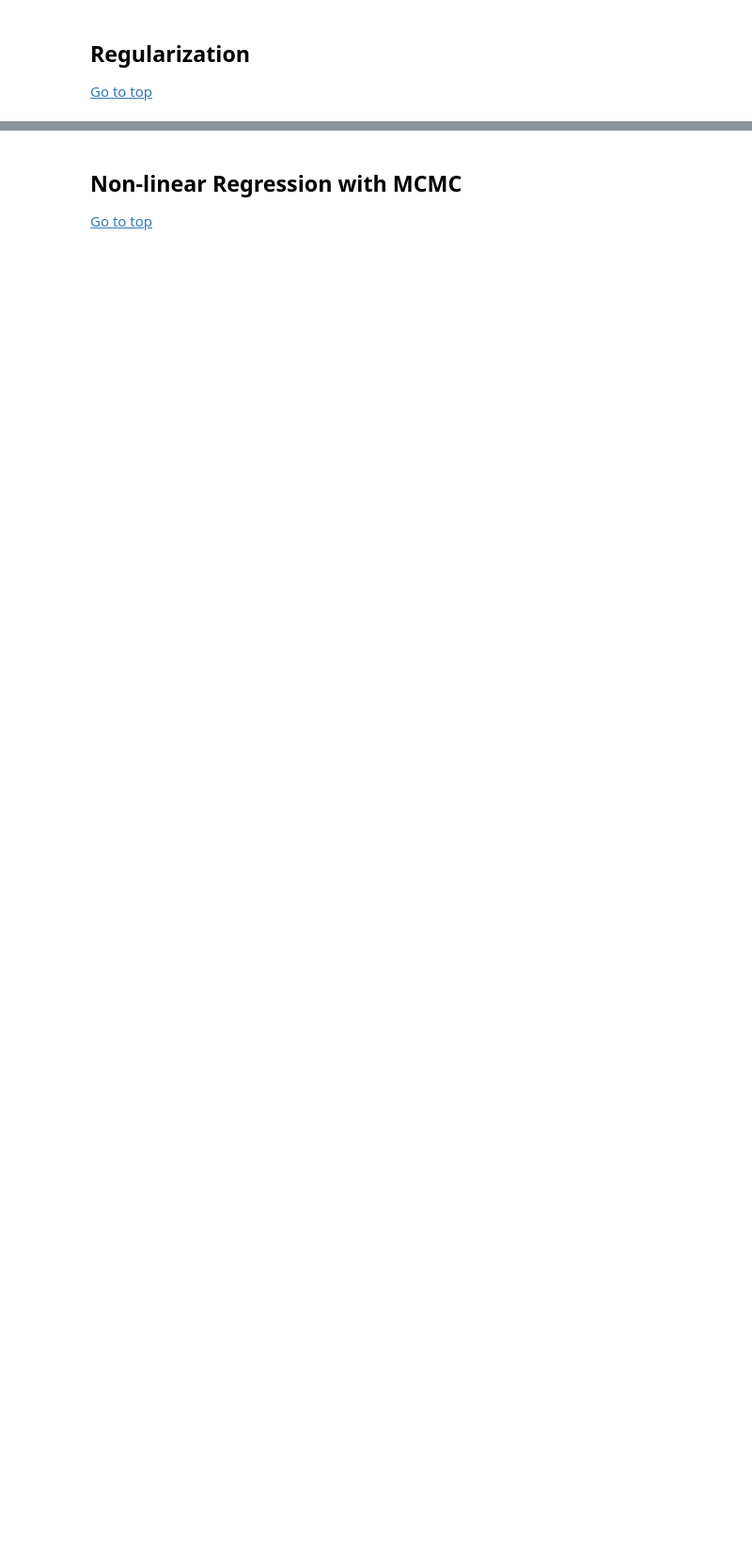
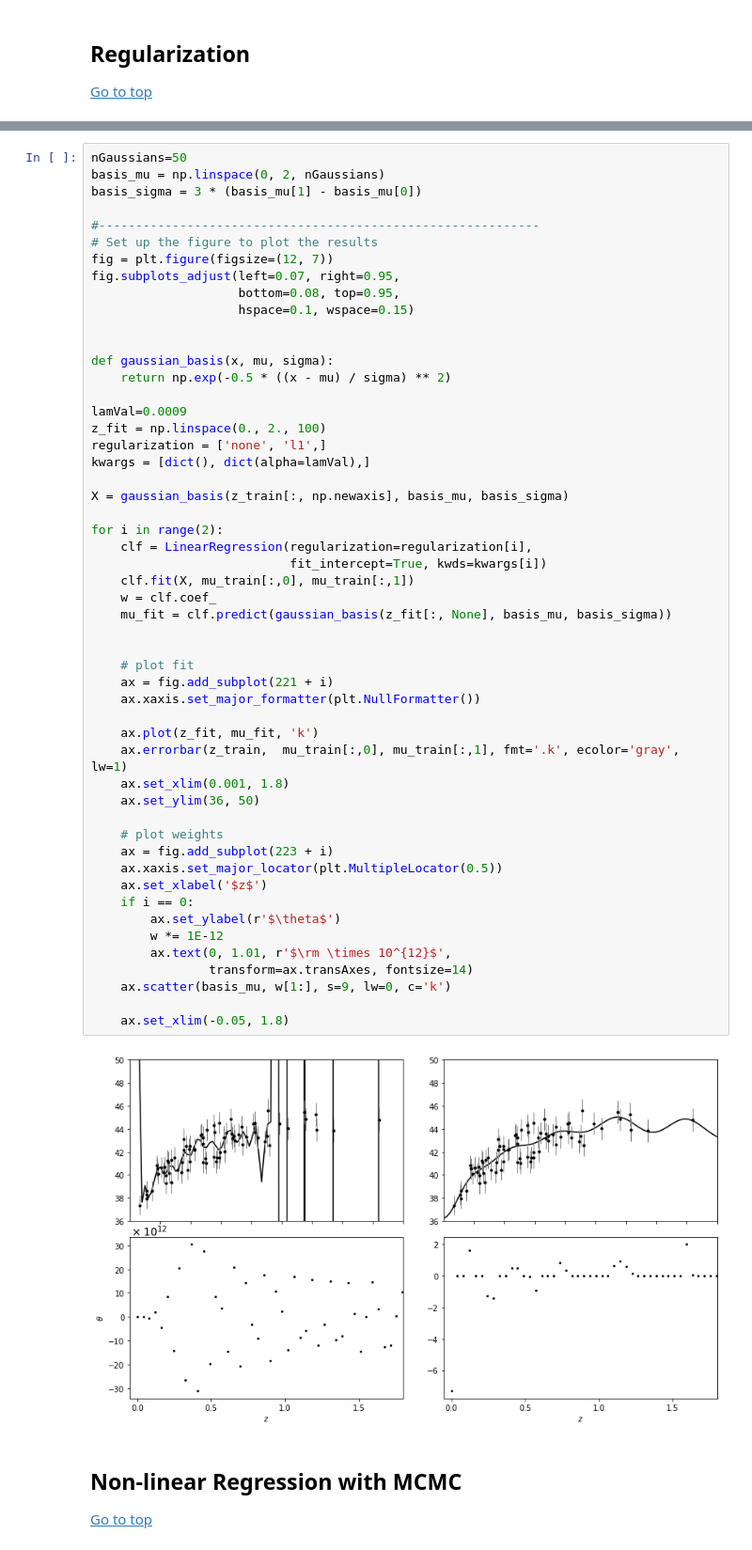
Before and after one commit to uw-astro/astr-598a-spr24, a Jupyter notebook: lectures/Lecture3-regression-regularize.ipynb, the cells around one changed output, grey strips where cells are left out. Shown at 94% size. Drawn from its saved outputs; the diff is of its cells as text; blank space fills up the shorter version.

```diff
--- a/lectures/Lecture3-regression-regularize.ipynb
+++ b/lectures/Lecture3-regression-regularize.ipynb
@@ -279,3 +305,57 @@ This penalizes the size of the coefficients
+# %%
+nGaussians=50
+basis_mu = np.linspace(0, 2, nGaussians)
+basis_sigma = 3 * (basis_mu[1] - basis_mu[0])
+
+#------------------------------------------------------------
+# Set up the figure to plot the results
+fig = plt.figure(figsize=(12, 7))
+fig.subplots_adjust(left=0.07, right=0.95,
+                    bottom=0.08, top=0.95,
+                    hspace=0.1, wspace=0.15)
+
+
+def gaussian_basis(x, mu, sigma):
+    return np.exp(-0.5 * ((x - mu) / sigma) ** 2)
+
+lamVal=0.0009
+z_fit = np.linspace(0., 2., 100)
+regularization = ['none', 'l1',]
+kwargs = [dict(), dict(alpha=lamVal),]
+
+X = gaussian_basis(z_train[:, np.newaxis], basis_mu, basis_sigma)
+
+for i in range(2):
+    clf = LinearRegression(regularization=regularization[i],
+                           fit_intercept=True, kwds=kwargs[i])
+    clf.fit(X, mu_train[:,0], mu_train[:,1])
+    w = clf.coef_
+    mu_fit = clf.predict(gaussian_basis(z_fit[:, None], basis_mu, basis_sigma))
+
+
+    # plot fit
+    ax = fig.add_subplot(221 + i)
+    ax.xaxis.set_major_formatter(plt.NullFormatter())
+
+    ax.plot(z_fit, mu_fit, 'k')
+    ax.errorbar(z_train,  mu_train[:,0], mu_train[:,1], fmt='.k', ecolor='gray', lw=1)
+    ax.set_xlim(0.001, 1.8)
+    ax.set_ylim(36, 50)
+
+    # plot weights
+    ax = fig.add_subplot(223 + i)
+    ax.xaxis.set_major_locator(plt.MultipleLocator(0.5))
+    ax.set_xlabel('$z$')
+    if i == 0:
+        ax.set_ylabel(r'$\theta$')
+        w *= 1E-12
+        ax.text(0, 1.01, r'$\rm \times 10^{12}$',
+                transform=ax.transAxes, fontsize=14)
+    ax.scatter(basis_mu, w[1:], s=9, lw=0, c='k')
+
+    ax.set_xlim(-0.05, 1.8)
+# %% [output]
+[figure, added]
 # %% [markdown]
 ##  Non-linear Regression with MCMC<a id='mcmc'></a>
 [Go to top](#toc)
```
Also changed, not shown: parts of 26 cells of this notebook, 3 other files.
